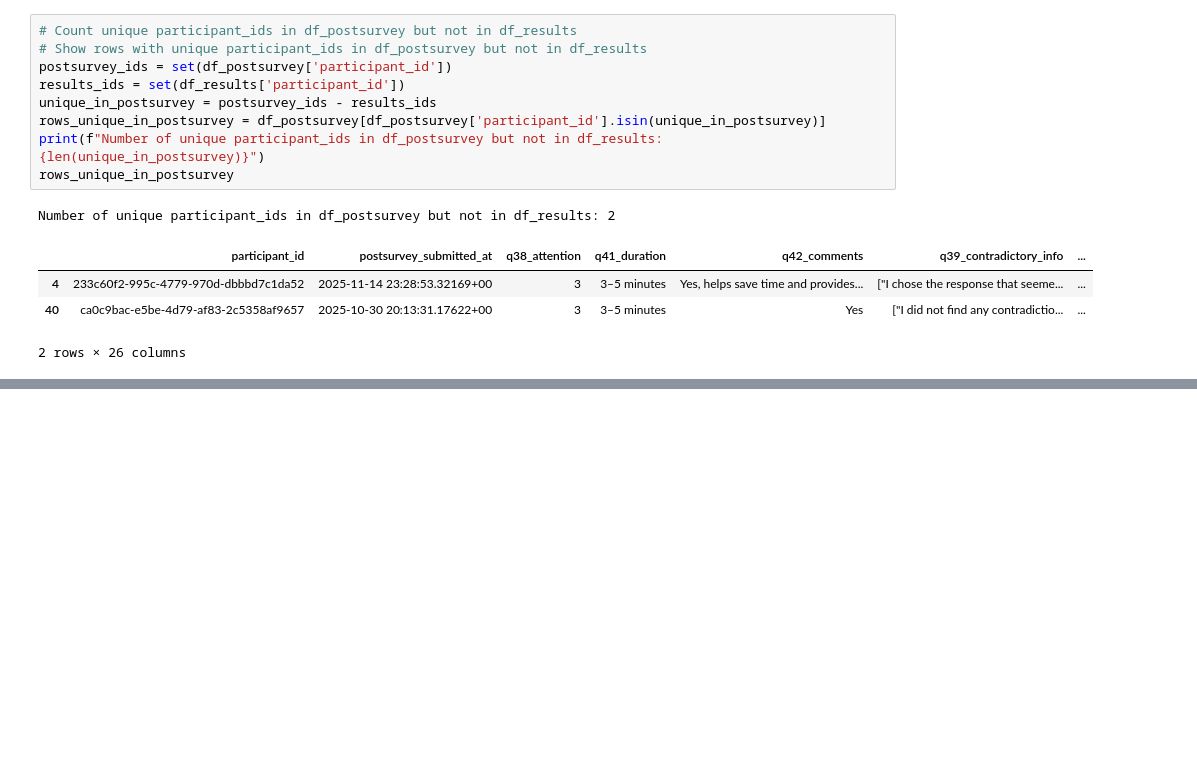
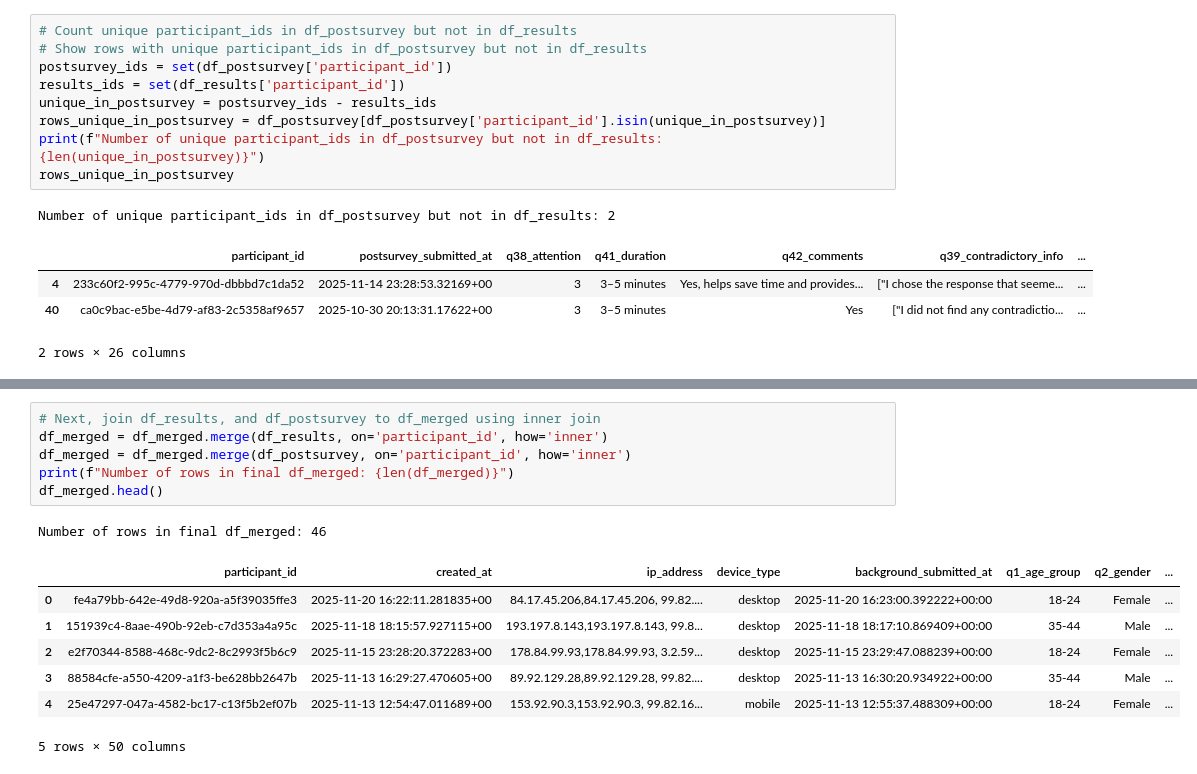
Before and after one commit to kaki1995/Advanced-Project-Study_TUM-GG-Istanbul, a Jupyter notebook: chat_data_processing.ipynb, the cells around one changed output, grey strips where cells are left out. Drawn from its saved outputs; the diff is of its cells as text; blank space fills up the shorter version.

```diff
--- a/chat_data_processing.ipynb
+++ b/chat_data_processing.ipynb
@@ -488,0 +514,15 @@ Number of unique participant_ids in df_postsurvey but not in df_results: 2
+# %%
+# Next, join df_results, and df_postsurvey to df_merged using inner join
+df_merged = df_merged.merge(df_results, on='participant_id', how='inner')
+df_merged = df_merged.merge(df_postsurvey, on='participant_id', how='inner')
+print(f"Number of rows in final df_merged: {len(df_merged)}")
+df_merged.head()
+# %% [output]
+Number of rows in final df_merged: 46
+|  | participant_id | created_at | ip_address | device_type | background_submitted_at | q1_age_group | q2_gender | ... |
+| 0 | fe4a79bb-642e-49d8-920a-a5f39035ffe3 | 2025-11-20 16:22:11.281835+00 | 84.17.45.206,84.17.45.206, 99.82.... | desktop | 2025-11-20 16:23:00.392222+00:00 | 18-24 | Female | ... |
+| 1 | 151939c4-8aae-490b-92eb-c7d353a4a95c | 2025-11-18 18:15:57.927115+00 | 193.197.8.143,193.197.8.143, 99.8... | desktop | 2025-11-18 18:17:10.869409+00:00 | 35-44 | Male | ... |
+| 2 | e2f70344-8588-468c-9dc2-8c2993f5b6c9 | 2025-11-15 23:28:20.372283+00 | 178.84.99.93,178.84.99.93, 3.2.59... | desktop | 2025-11-15 23:29:47.088239+00:00 | 18-24 | Female | ... |
+| 3 | 88584cfe-a550-4209-a1f3-be628bb2647b | 2025-11-13 16:29:27.470605+00 | 89.92.129.28,89.92.129.28, 99.82.... | desktop | 2025-11-13 16:30:20.934922+00:00 | 35-44 | Male | ... |
+| 4 | 25e47297-047a-4582-bc17-c13f5b2ef07b | 2025-11-13 12:54:47.011689+00 | 153.92.90.3,153.92.90.3, 99.82.16... | mobile | 2025-11-13 12:55:37.488309+00:00 | 18-24 | Female | ... |
+5 rows × 50 columns
```
Also changed, not shown: parts of 12 cells of this notebook.
